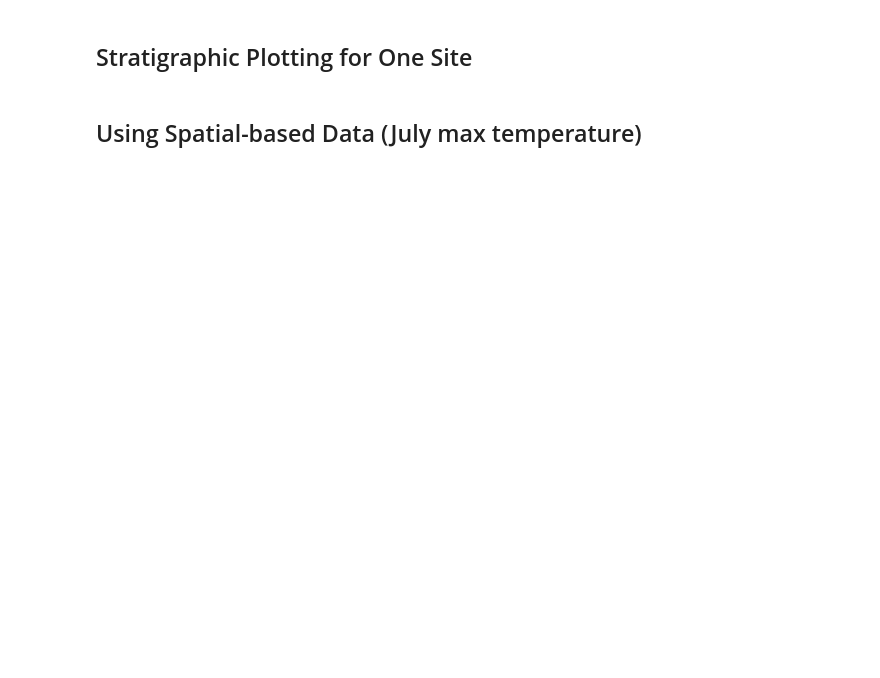
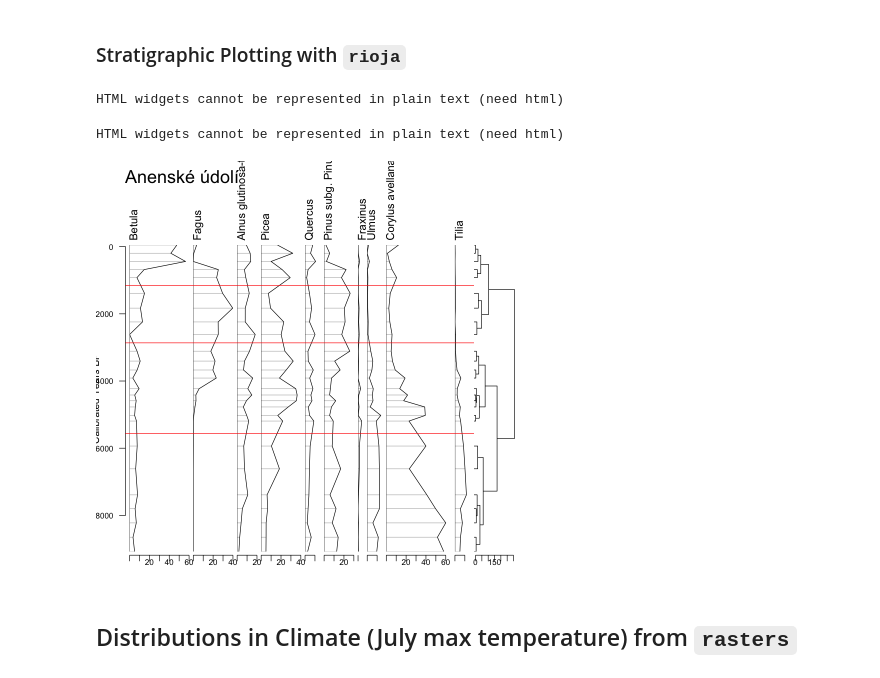
Before and after one commit to NeotomaDB/EPD_binder, a Jupyter notebook: slides/slides4.ipynb, the cells around one changed output. Drawn from its saved outputs; the diff is of its cells as text; code cells hidden in the pictures; blank space fills up the shorter version.

```diff
--- a/slides/slides4.ipynb
+++ b/slides/slides4.ipynb
@@ -18,22 +18,34 @@ suppressMessages(library(leaflet))
 suppressWarnings(library(dplyr))
 
 options(dplyr.summarise.inform = FALSE)
+# %% [markdown]
+### Stratigraphic Plotting with `rioja`
 # %%
 # Run this cell if you want to follow along
 cz_dl <- readRDS('data/czDownload.RDS')
-allSamp <- samples(cz_dl)
 
-translation <- readr::read_csv("data/taxontable.csv", show_col_types = FALSE)
-allSamp <- allSamp %>%
-  inner_join(translation, by = c("variablename" = "variablename")) %>%
-  select(!c("variablename", "sites", "samples")) %>%
-  group_by(siteid, sitename, replacement,
-           sampleid, units, age,
-           agetype, depth, datasetid,
-           long, lat) %>%
-  summarise(value = sum(value))
+# Get 1 site only
+plottingSite <- cz_dl[[1]]
+
+# select only taxa identified from pollen (and only trees/shrubs)
+plottingTaxa <- taxa(plottingSite) %>%
+  filter(ecologicalgroup %in% c("TRSH")) %>%
+  filter(elementtype == "pollen") %>%
+  arrange(desc(samples)) %>%
+  head(n = 10)
+
+DT::datatable(head(plottingTaxa, n =2))
+# %% [output]
+HTML widgets cannot be represented in plain text (need html)
 # %%
-taxabyage <- allSamp %>%
-  group_by(replacement, "age" = round(age, -2)) %>%
-  summarise(n = n())
+# Select only pollen measured using NISP.
+# We repeat the filters for pollen & ecological group on the samples
+shortSamples <- samples(plottingSite) %>%
+  filter(variablename %in% plottingTaxa$variablename) %>%
+  filter(ecologicalgroup %in% c("TRSH")) %>%
+  filter(elementtype == "pollen") %>%
+  filter(units == "NISP")
+DT::datatable(head(shortSamples, n=2))
+# %% [output]
+HTML widgets cannot be represented in plain text (need html)
 # %%
@@ -56,9 +59,26 @@ groupbyage <- taxabyage %>%
+# %%
+# Spread the data to a "wide" table, with taxa as column headings.
+widetable <- onesite %>%
+  dplyr::select(age, variablename, prop) %>%
+  mutate(prop = as.numeric(prop))
+
+counts <- tidyr::pivot_wider(widetable,
+                             id_cols = age,
+                             names_from = variablename,
+                             values_from = prop,
+                             values_fill = 0)
 # %%
-ggplot(groupbyage, aes(x = age, y = proportion)) +
-  geom_point() +
-  geom_smooth(method = 'gam',
-              method.args = list(family = 'binomial')) +
-  facet_wrap(~replacement) +
-  coord_cartesian(xlim = c(0, 20000), ylim = c(0, 1))
+clust <- rioja::chclust(dist(sqrt(counts)),
+                        method = "coniss")
+
+plot <- rioja::strat.plot(counts[,-1] * 100, yvar = counts$age,
+                  title = cz_dl[[1]]$sitename,
+                  ylabel = "Calibrated Years BP",
+                  xlabel = "Pollen (%)",
+                  y.rev = TRUE,
+                  clust = clust,
+                  wa.order = "topleft", scale.percent = TRUE)
+
+rioja::addClustZone(plot, clust, 4, col = "red")
+# %% [output]
+[figure, added]
-# %% [markdown]
-## Stratigraphic Plotting for One Site
@@ -103,3 +85,3 @@ rioja::strat.plot(counts[,-1], yvar = counts$age,
 # %% [markdown]
-## Using Spatial-based Data (July max temperature)
+## Distributions in Climate (July max temperature) from `rasters`
 # %%
```
Also changed, not shown: parts of 13 cells of this notebook, 3 other files.
